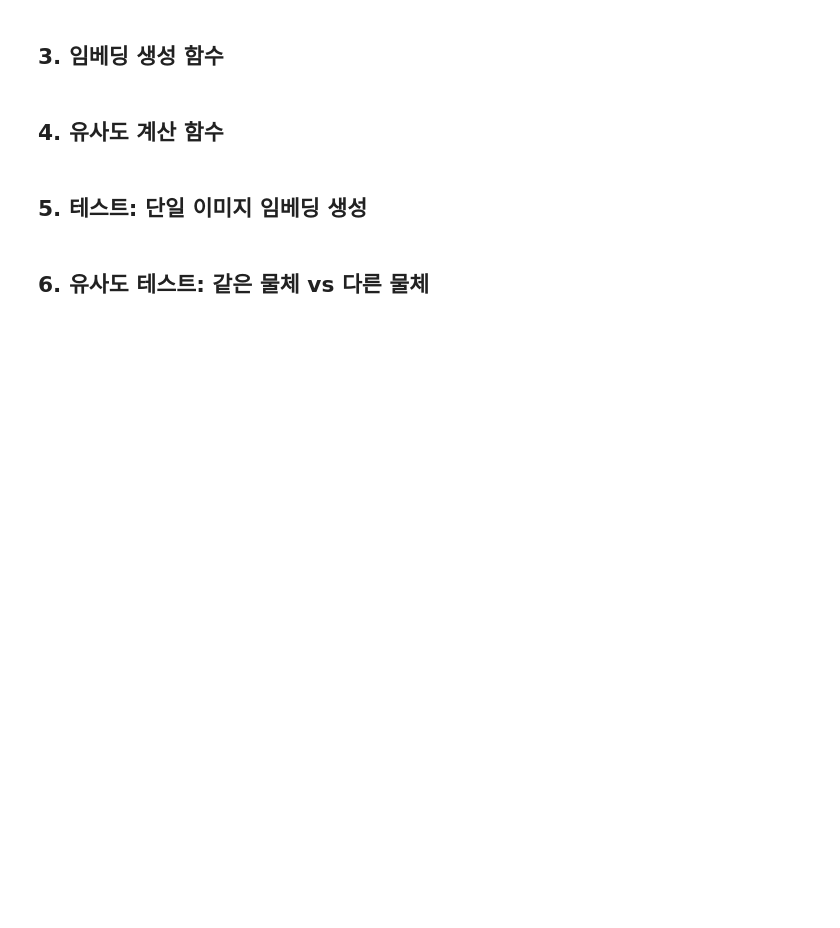
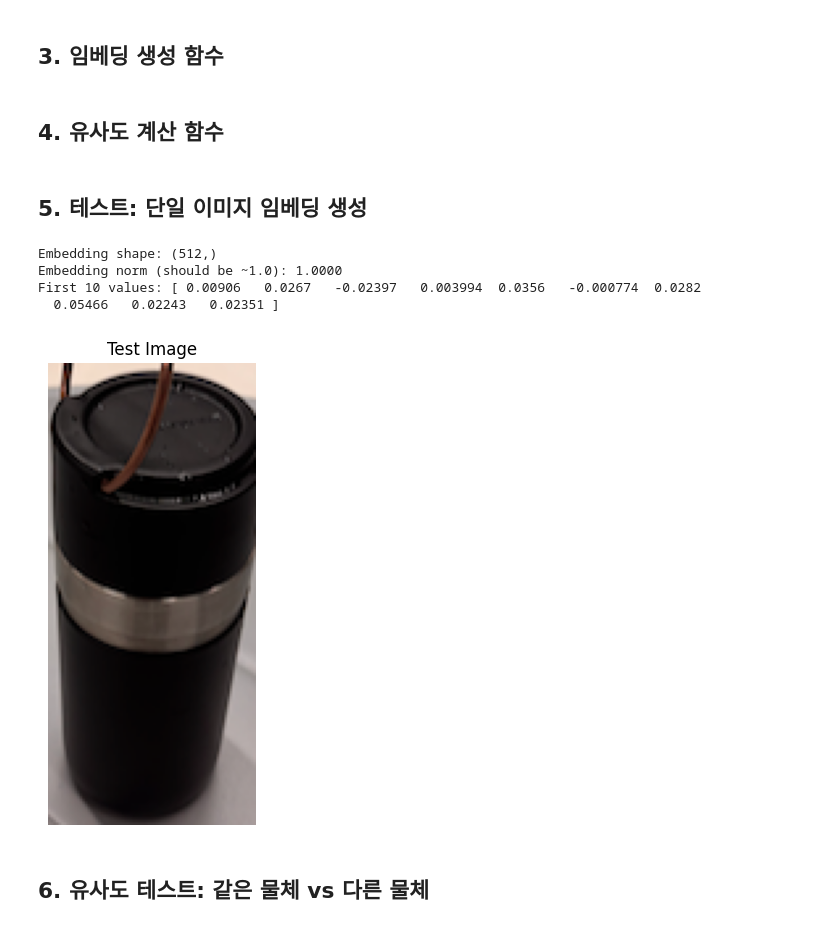
Before and after one commit to muchwater/zero-factory, a Jupyter notebook: ai-server/notebooks/02_embedding_generator.ipynb, the cells around one changed output. Saved outputs shown, nothing was run; the diff lists cells and outputs as text; code cells hidden in the pictures; blank space fills up the shorter version.

```diff
--- a/ai-server/notebooks/02_embedding_generator.ipynb
+++ b/ai-server/notebooks/02_embedding_generator.ipynb
@@ -162,22 +226,28 @@ def find_most_similar(query_embedding, database_embeddings, threshold=0.7):
 ## 5. 테스트: 단일 이미지 임베딩 생성
 # %%
 # 테스트 이미지 경로 (직접 지정)
-test_image_path = '../data/test_images/tumbler1.jpg'
+test_image_path = './data/test_images/tumbler1.png'
 
 # 임베딩 생성
 embedding = generate_embedding(test_image_path, model, processor, device)
 
 print(f"Embedding shape: {embedding.shape}")
 print(f"Embedding norm (should be ~1.0): {np.linalg.norm(embedding):.4f}")
 print(f"First 10 values: {embedding[:10]}")
 
 # 이미지 표시
 img = Image.open(test_image_path)
 plt.figure(figsize=(6, 6))
 plt.imshow(img)
 plt.axis('off')
 plt.title('Test Image')
 plt.show()
+# %% [output]
+Embedding shape: (512,)
+Embedding norm (should be ~1.0): 1.0000
+First 10 values: [ 0.00906   0.0267   -0.02397   0.003994  0.0356   -0.000774  0.0282
+  0.05466   0.02243   0.02351 ]
+[figure, added]
 # %% [markdown]
 ## 6. 유사도 테스트: 같은 물체 vs 다른 물체
 # %%
```
Also changed, not shown: parts of 17 cells of this notebook, 7 other files.
